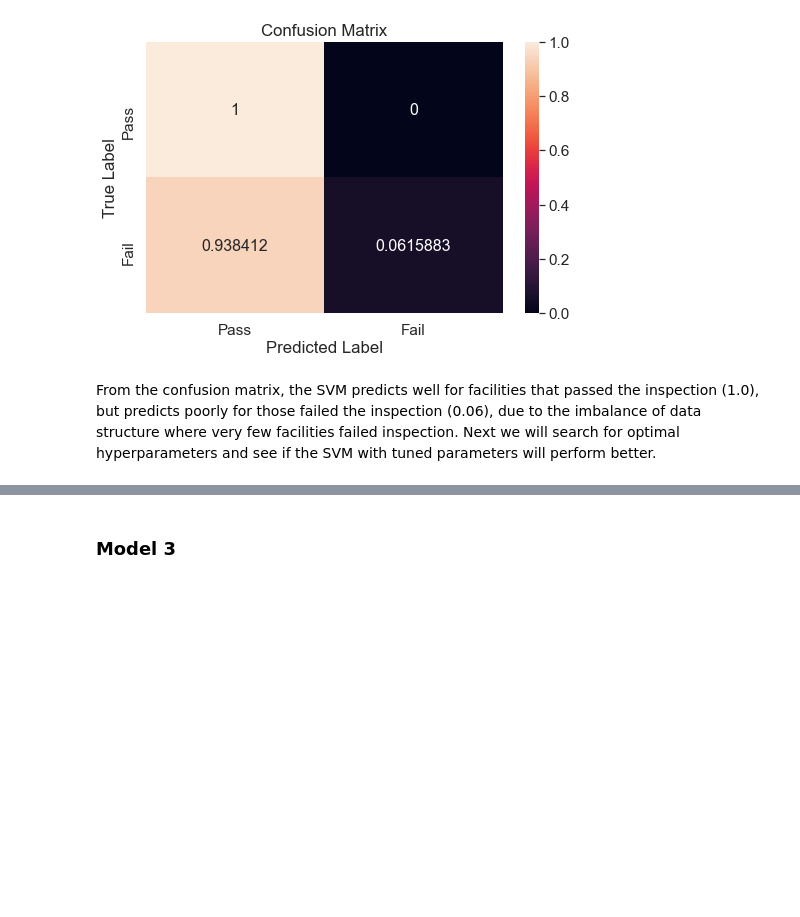
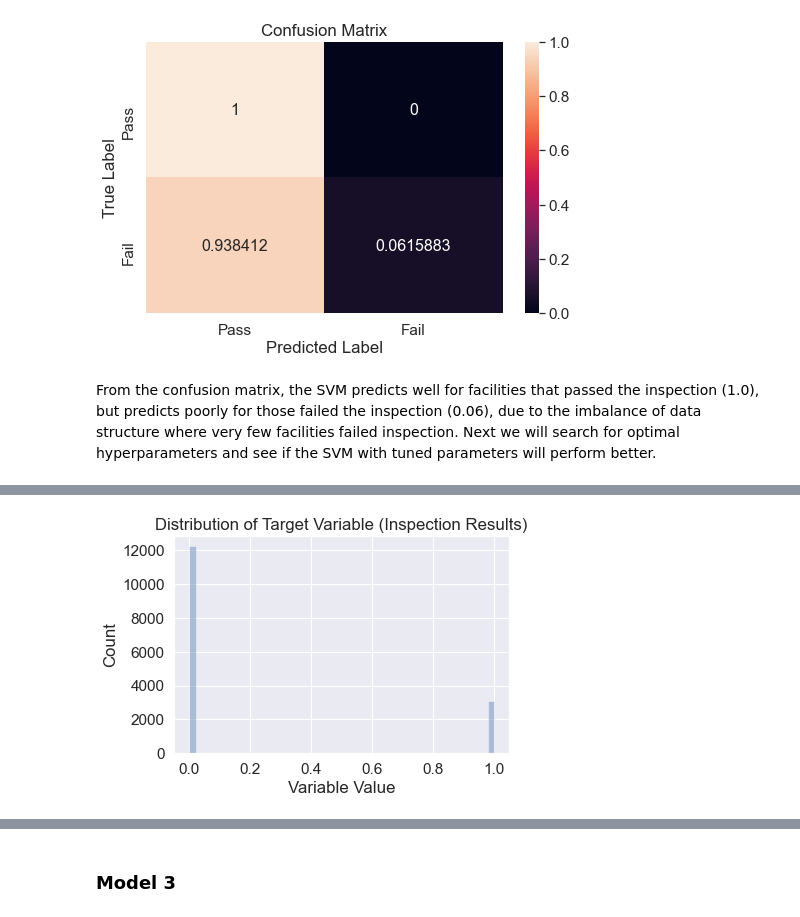
Before and after one commit to Luyi2/CSS_Project3_Team5_Fall2021, a Jupyter notebook: Project 3_Group-5.ipynb, the cells around one changed output, grey strips where cells are left out. Cells and saved outputs as stored; diff of their text form; code cells hidden in the pictures; blank space fills up the shorter version.

```diff
--- a/Project 3_Group-5.ipynb
+++ b/Project 3_Group-5.ipynb
@@ -323,0 +469,7 @@ print('validation RMSE', rmse(svm_pred, y_validate))
+# %%
+ax = sns.distplot(y, kde = False)
+ax.set_title("Distribution of Target Variable (Inspection Results)")
+ax.set(xlabel='Variable Value', ylabel='Count')
+plt.show()
+# %% [output]
+[figure, added]
```
Also changed, not shown: parts of 30 cells of this notebook.
